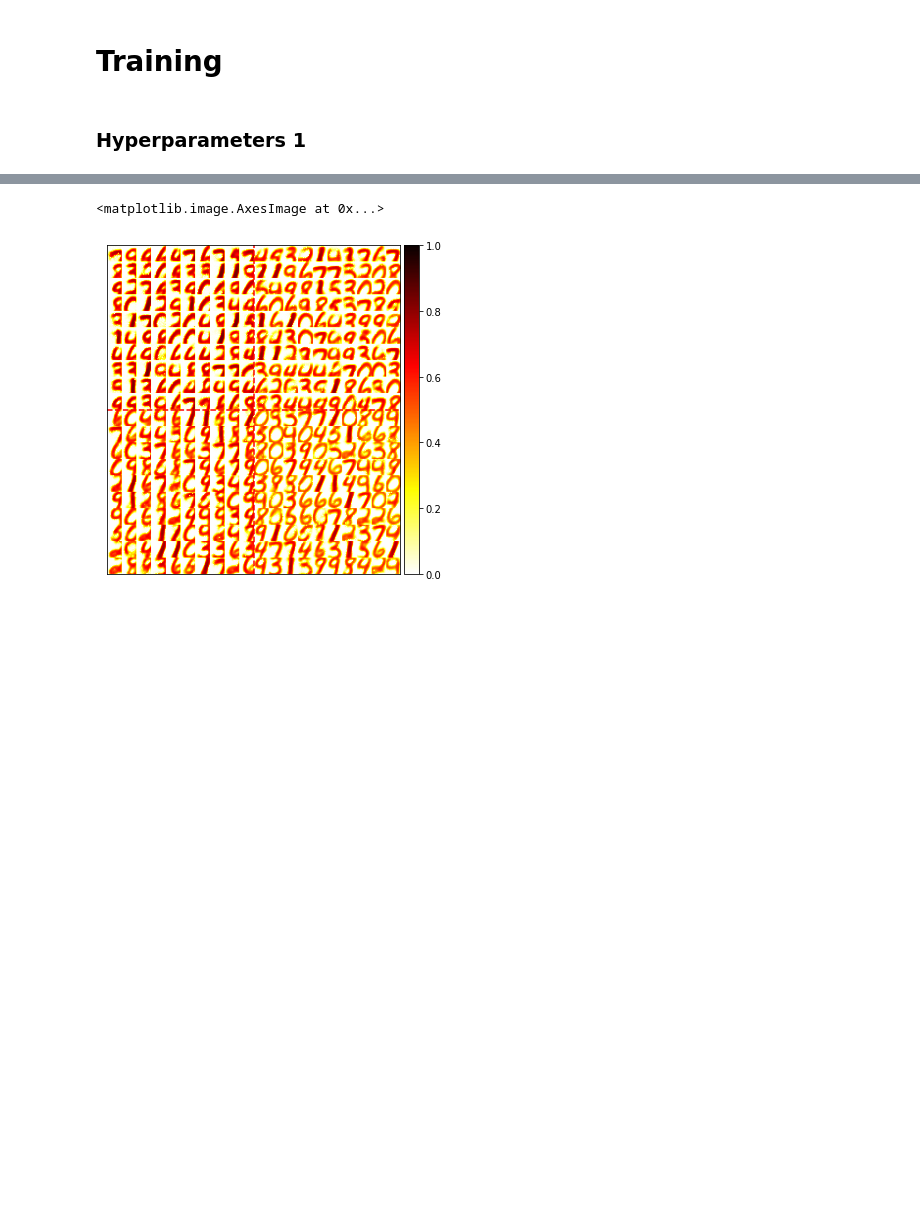
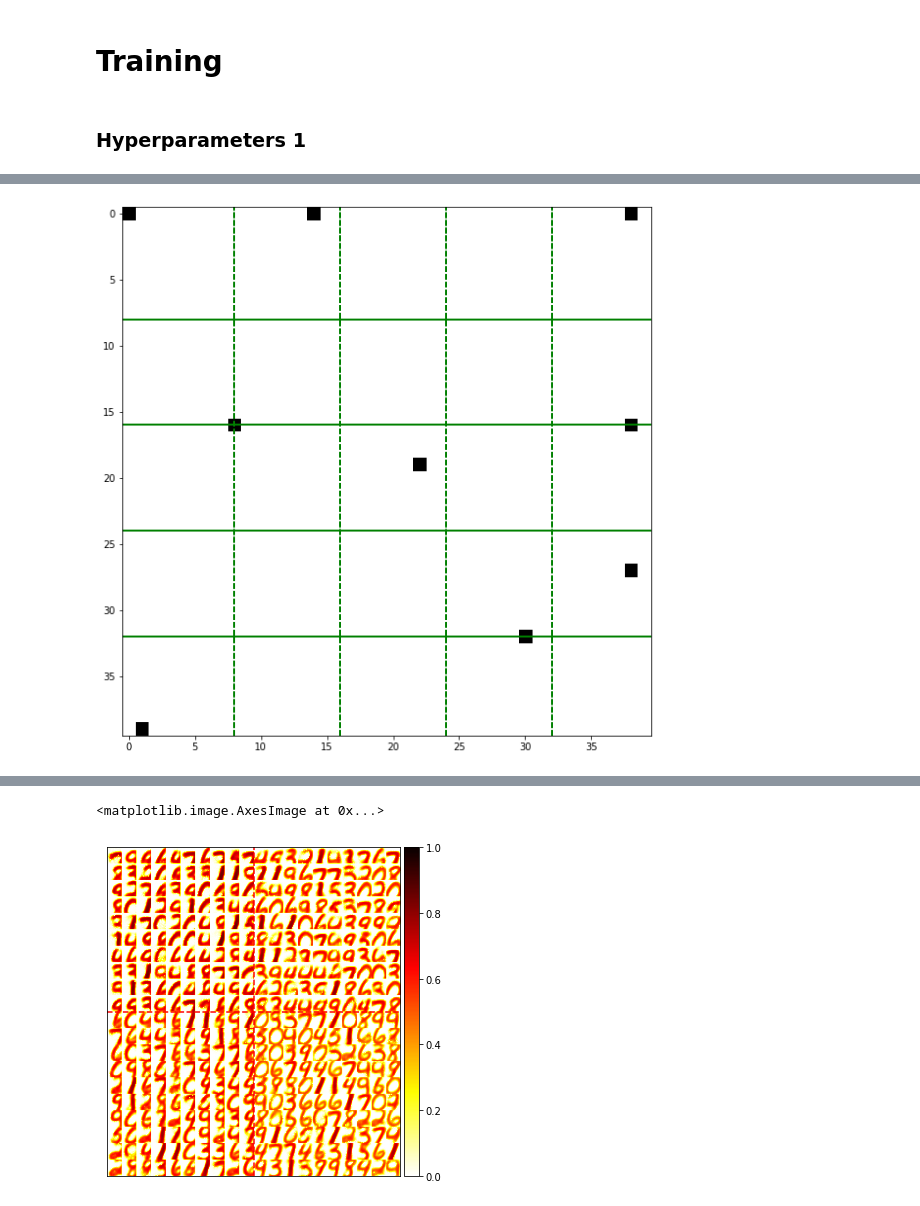
Before and after one commit to Singular-Brain/DeepBioLCNet, a Jupyter notebook: BioLCNet.ipynb, the cells around one changed output, grey strips where cells are left out. Cells and saved outputs as stored; diff of their text form; code cells hidden in the pictures; blank space fills up the shorter version.

Commit message:
Add time-point by time-point analysis

```diff
--- a/BioLCNet.ipynb
+++ b/BioLCNet.ipynb
@@ -1113,7 +1129,7 @@ else:
     n_classes = 10
 
 data_hparams = {
-    'intensity': 256,
+    'intensity': 1024*2,
     'crop_size': 20,
     'round_input': False,
 }
@@ -1238,6 +1254,7 @@ time = 25+25 #320
 network_hparams.update(
     {
      'time': time,
+     'time_analysis': True,
     }
 )
 dataloader, val_loader = load_datasets(network_hparams, data_hparams, mask, mask_test)
@@ -1261 +1279,40 @@ output tensor([2, 2, 5, 1, 2, 2, 4, 6, 5, 3]) pred_label: 7 GT: 6 , Acc Rew: -22
 KeyboardInterrupt: ignored
+# %%
+
+def plot_LC_timepoint_spikes(spikes: torch.Tensor,
+    timepoint: int,
+    n_filters: int,
+    in_chans: int,
+    slice_to_plot: int,
+    conv_size: Union[int, Tuple[int, int]],
+    im: Optional[AxesImage] = None,
+    lines: bool = True,
+    figsize: Tuple[int, int] = (10, 10),
+    cmap: str = "hot_r",
+    color: str='r'
+    ):
+    # language=rst
+    """
+    """
+
+    n_sqrt = int(np.ceil(np.sqrt(n_filters)))
+    sel_slice = spikes[timepoint].view(in_chans, n_filters, conv_size, conv_size).cpu()
+    sel_slice = sel_slice[slice_to_plot, ...].view(n_filters, conv_size, conv_size)
+    spikes_ = np.zeros((n_sqrt*conv_size, n_sqrt*conv_size))
+    filt_counter = 0
+
+    fig, ax = plt.subplots(figsize=figsize)
+
+    for n1 in range(n_sqrt):
+        for n2 in range(n_sqrt):
+            filter_ = sel_slice[filt_counter, :, :].view(conv_size, conv_size)
+            spikes_[n1 * conv_size : (n1 + 1) * conv_size, n2 * conv_size : (n2 + 1) * conv_size] = filter_
+            filt_counter += 1
+            ax.axhline((n1 + 1) * conv_size, color="g", linestyle="-")
+            ax.axvline((n2 + 1) * conv_size, color="g", linestyle="--")
+    ax.imshow(spikes_, cmap='Greys')
+    return spikes_
+# %%
+spikes_ = plot_LC_timepoint_spikes(net.sample_spikes['main1'][0], 30, 25, 1, 0, 8)
+# %% [output]
+[figure, added]
```
Also changed, not shown: parts of 10 cells of this notebook.
